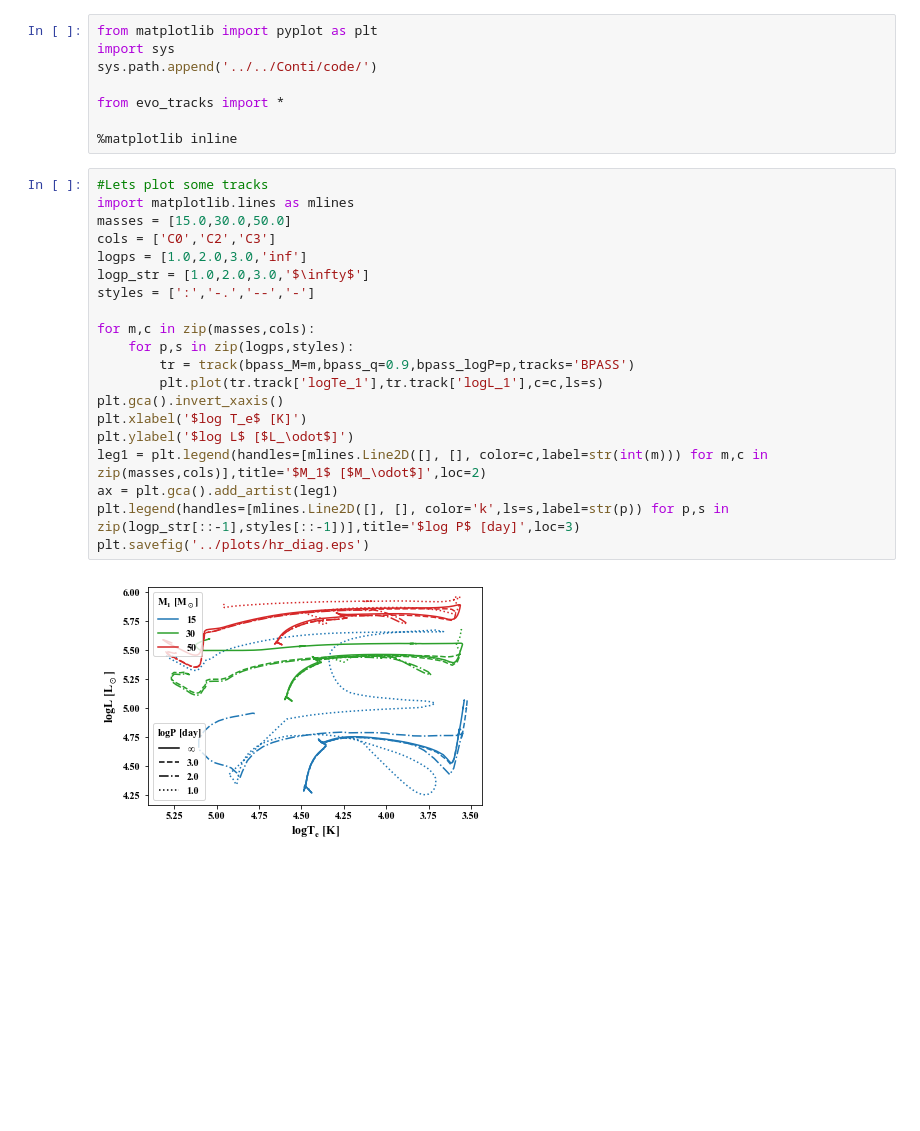
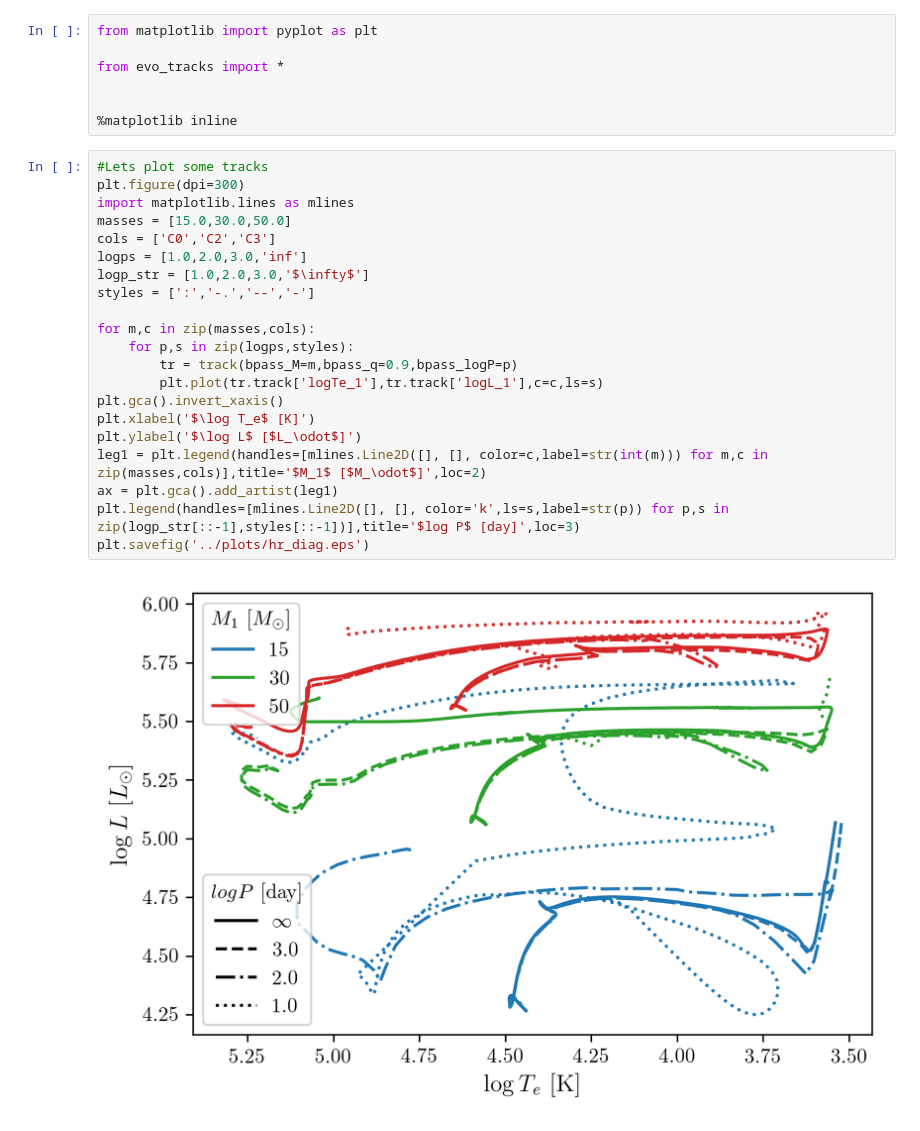
Before and after one commit to tzdwi/Diagnostics, a Jupyter notebook: code/make_hr_fig.ipynb, the cells around one changed output. Cells and saved outputs as stored; diff of their text form; blank space fills up the shorter version.

```diff
--- a/code/make_hr_fig.ipynb
+++ b/code/make_hr_fig.ipynb
@@ -1,31 +1,31 @@
 # %%
 from matplotlib import pyplot as plt
-import sys
-sys.path.append('../../Conti/code/')
 
 from evo_tracks import *
 
+
 %matplotlib inline
 # %%
 #Lets plot some tracks
+plt.figure(dpi=300)
 import matplotlib.lines as mlines
 masses = [15.0,30.0,50.0]
 cols = ['C0','C2','C3']
 logps = [1.0,2.0,3.0,'inf']
 logp_str = [1.0,2.0,3.0,'$\infty$']
 styles = [':','-.','--','-']
 
 for m,c in zip(masses,cols):
     for p,s in zip(logps,styles):
-        tr = track(bpass_M=m,bpass_q=0.9,bpass_logP=p,tracks='BPASS')
+        tr = track(bpass_M=m,bpass_q=0.9,bpass_logP=p)
         plt.plot(tr.track['logTe_1'],tr.track['logL_1'],c=c,ls=s)
 plt.gca().invert_xaxis()
-plt.xlabel('$log T_e$ [K]')
-plt.ylabel('$log L$ [$L_\odot$]')
+plt.xlabel('$\log T_e$ [K]')
+plt.ylabel('$\log L$ [$L_\odot$]')
 leg1 = plt.legend(handles=[mlines.Line2D([], [], color=c,label=str(int(m))) for m,c in zip(masses,cols)],title='$M_1$ [$M_\odot$]',loc=2)
 ax = plt.gca().add_artist(leg1)
 plt.legend(handles=[mlines.Line2D([], [], color='k',ls=s,label=str(p)) for p,s in zip(logp_str[::-1],styles[::-1])],title='$log P$ [day]',loc=3)
 plt.savefig('../plots/hr_diag.eps')
 # %% [output]
-[figure, old version]
+[figure, new version]
 # %%
```
Also changed, not shown: parts of 4 cells of this notebook, 14 other files.
